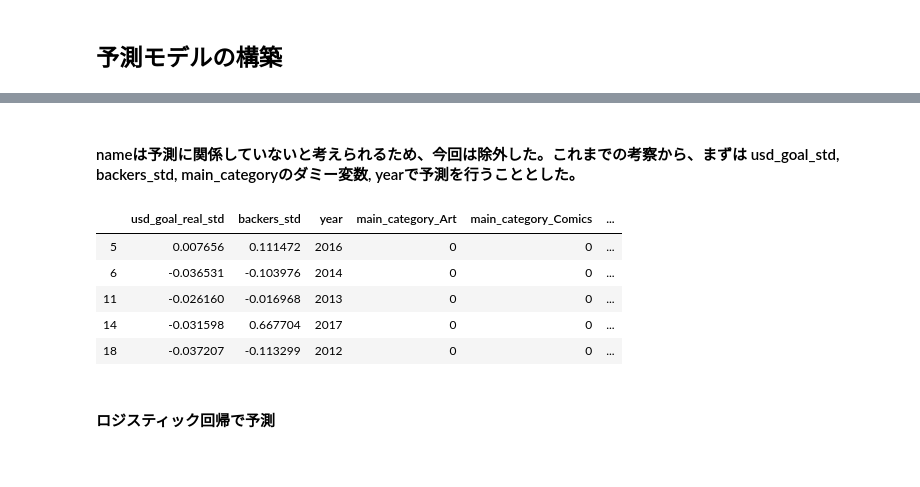
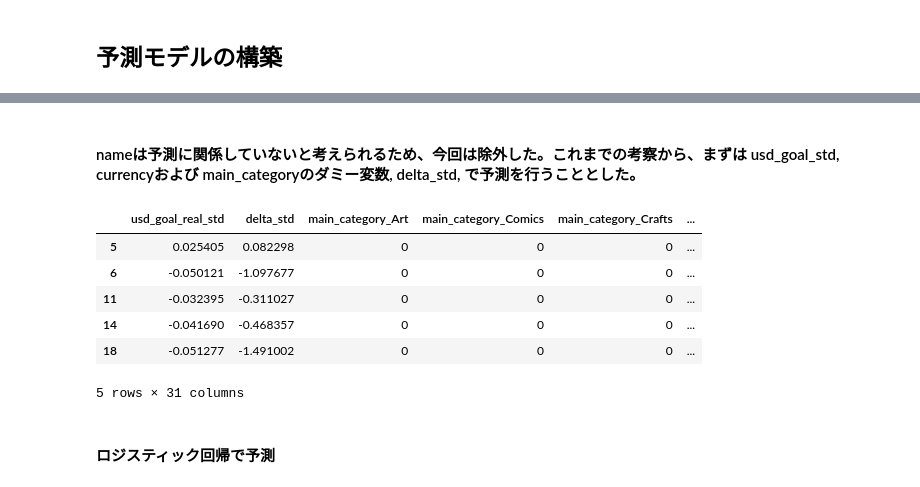
Before and after one commit to energygorilla/skillupAI, a Jupyter notebook: Day1_work_清水源一郎.ipynb, the cells around one changed output, grey strips where cells are left out. Drawn from its saved outputs; the diff is of its cells as text; code cells hidden in the pictures.

```diff
--- a/Day1_work_清水源一郎.ipynb
+++ b/Day1_work_清水源一郎.ipynb
@@ -165,7 +189,7 @@ df_ks_2["backers_std"]=stdsc.fit_transform(df_ks_2[["backers"]].values)
 # %%
 df_ks_2["launched"]= pd.to_datetime(df_ks_2["launched"])
 df_ks_2["deadline"]= pd.to_datetime(df_ks_2["deadline"])
-df_ks_2["delta"]=(df_ks_2["deadline"]-df_ks_2["launched"]).dt.seconds
+df_ks_2["delta"]=(df_ks_2["deadline"]-df_ks_2["launched"]).dt.days
 # %%
 df_ks_2["delta"].describe()
 # %% [output]
@@ -180,6 +204,4 @@ max       86399.000000
 Name: delta, dtype: float64
-# %%
-df_ks_2["year"]=df_ks_2["launched"].dt.year
 # %%
 print(df_ks_2.dtypes)
 df_ks_2.head()
@@ -248,0 +228,4 @@ Name: state, dtype: float64
+# %%
+from sklearn.preprocessing import StandardScaler
+stdsc = StandardScaler()
+df_ks_2["delta_std"]=stdsc.fit_transform(df_ks_2[["delta"]].values)
@@ -397,3 +389,5 @@ Name: state, dtype: float64
+# %%
+df_ks_2=pd.get_dummies(df_ks_2, columns=['currency'])
 # %%
 data_count_coutnry = df_ks_2.groupby(["country","state"])["state"].count()
 plt.figure(figsize=(30,10))
@@ -454,16 +454,17 @@ df_ks_2.head()
 # %% [markdown]
-#### nameは予測に関係していないと考えられるため、今回は除外した。これまでの考察から、まずは usd_goal_std, backers_std, main_categoryのダミー変数, yearで予測を行うこととした。
+#### nameは予測に関係していないと考えられるため、今回は除外した。これまでの考察から、まずは usd_goal_std, currencyおよび main_categoryのダミー変数, delta_std, で予測を行うこととした。
 # %%
-X = df_ks_2.drop(["state", "launched", "country", "usd_goal_real", "backers", "name", "category", "currency", "deadline", "goal", "delta"], axis=1)
+X = df_ks_2.drop(["state", "launched", "country", "usd_goal_real", "name", "category", "deadline", "goal","delta"], axis=1)
 y = df_ks_2["state"]
 X.head()
 # %% [output]
-|  | usd_goal_real_std | backers_std | year | main_category_Art | main_category_Comics | ... |
-| 5 | 0.007656 | 0.111472 | 2016 | 0 | 0 | ... |
-| 6 | -0.036531 | -0.103976 | 2014 | 0 | 0 | ... |
-| 11 | -0.026160 | -0.016968 | 2013 | 0 | 0 | ... |
-| 14 | -0.031598 | 0.667704 | 2017 | 0 | 0 | ... |
-| 18 | -0.037207 | -0.113299 | 2012 | 0 | 0 | ... |
+|  | usd_goal_real_std | delta_std | main_category_Art | main_category_Comics | main_category_Crafts | ... |
+| 5 | 0.025405 | 0.082298 | 0 | 0 | 0 | ... |
+| 6 | -0.050121 | -1.097677 | 0 | 0 | 0 | ... |
+| 11 | -0.032395 | -0.311027 | 0 | 0 | 0 | ... |
+| 14 | -0.041690 | -0.468357 | 0 | 0 | 0 | ... |
+| 18 | -0.051277 | -1.491002 | 0 | 0 | 0 | ... |
+5 rows × 31 columns
 # %% [markdown]
 #### ロジスティック回帰で予測
 # %%
```
Also changed, not shown: parts of 44 cells of this notebook.
